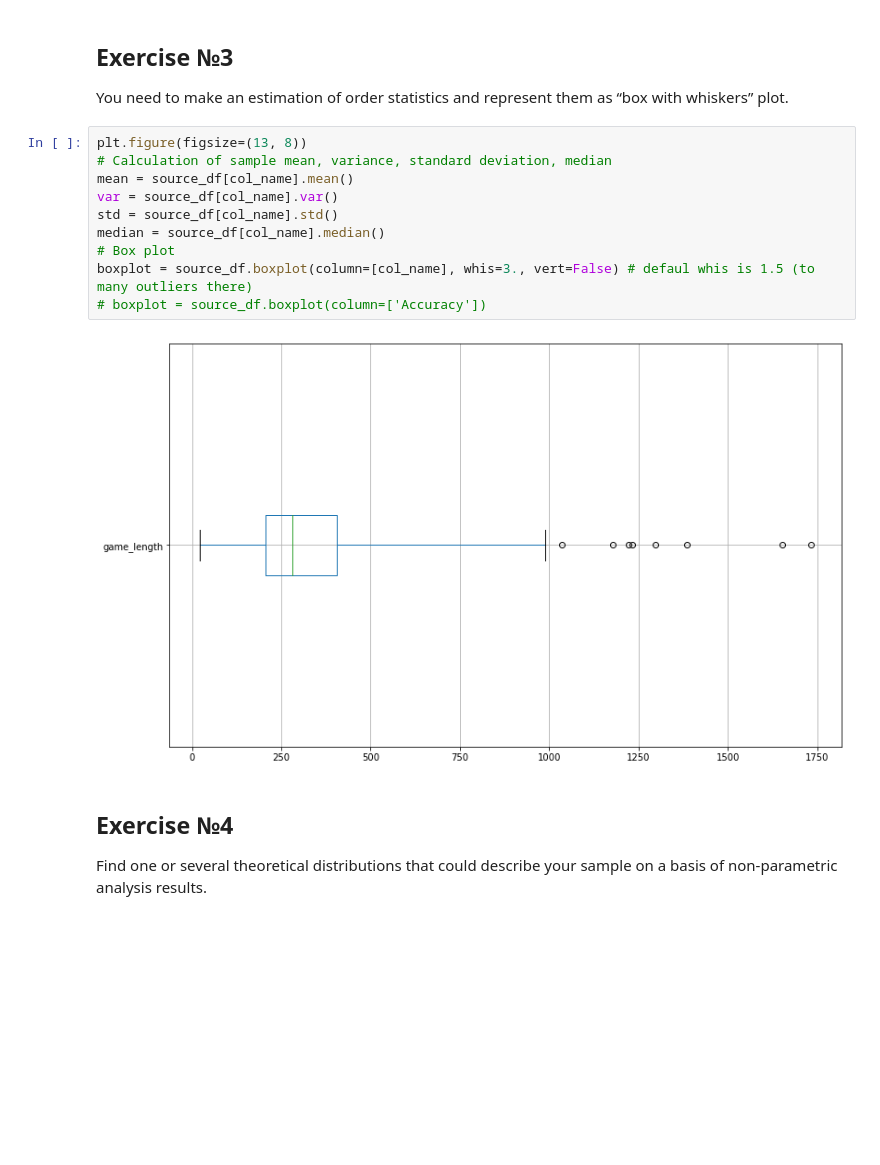
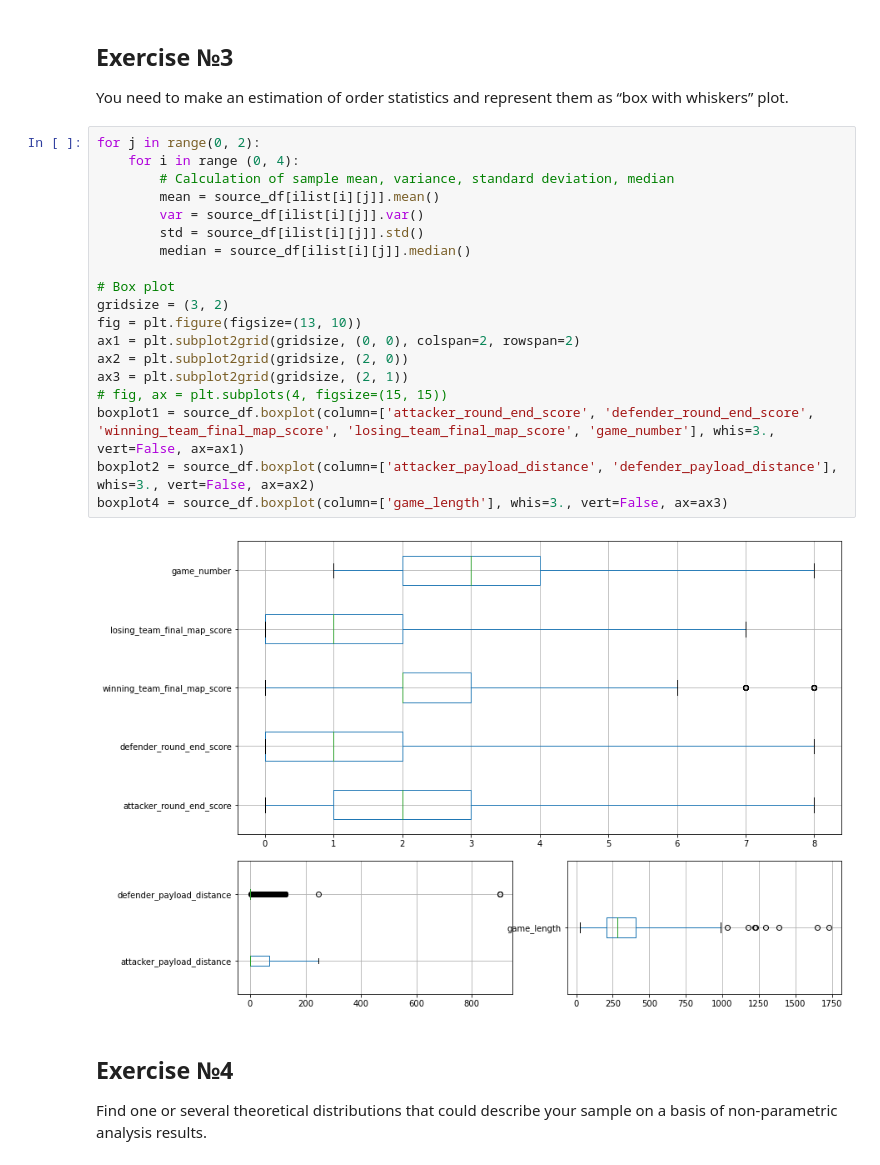
Before and after one commit to vandosik/M-M-MSA, a Jupyter notebook: Lab_1/lab_1.ipynb, the cells around one changed output. Drawn from its saved outputs; the diff is of its cells as text; blank space fills up the shorter version.

```diff
--- a/Lab_1/lab_1.ipynb
+++ b/Lab_1/lab_1.ipynb
@@ -132,18 +132,27 @@ for j in range(0, 2):
 # %% [markdown]
 ## Exercise №3
 You need to make an estimation of order statistics and represent them as “box with whiskers” plot.
-# %%
-plt.figure(figsize=(13, 8))
-# Calculation of sample mean, variance, standard deviation, median
-mean = source_df[col_name].mean()
-var = source_df[col_name].var()
-std = source_df[col_name].std()
-median = source_df[col_name].median()
-# Box plot
-boxplot = source_df.boxplot(column=[col_name], whis=3., vert=False) # defaul whis is 1.5 (to many outliers there)
-# boxplot = source_df.boxplot(column=['Accuracy'])
-# %% [output]
-[figure, removed]
+# %%
+for j in range(0, 2):
+    for i in range (0, 4):
+        # Calculation of sample mean, variance, standard deviation, median
+        mean = source_df[ilist[i][j]].mean()
+        var = source_df[ilist[i][j]].var()
+        std = source_df[ilist[i][j]].std()
+        median = source_df[ilist[i][j]].median()
+
+# Box plot
+gridsize = (3, 2)
+fig = plt.figure(figsize=(13, 10))
+ax1 = plt.subplot2grid(gridsize, (0, 0), colspan=2, rowspan=2)
+ax2 = plt.subplot2grid(gridsize, (2, 0))
+ax3 = plt.subplot2grid(gridsize, (2, 1))
+# fig, ax = plt.subplots(4, figsize=(15, 15))
+boxplot1 = source_df.boxplot(column=['attacker_round_end_score', 'defender_round_end_score', 'winning_team_final_map_score', 'losing_team_final_map_score', 'game_number'], whis=3., vert=False, ax=ax1)
+boxplot2 = source_df.boxplot(column=['attacker_payload_distance', 'defender_payload_distance'], whis=3., vert=False, ax=ax2)
+boxplot4 = source_df.boxplot(column=['game_length'], whis=3., vert=False, ax=ax3)
+# %% [output]
+[figure, added]
 # %% [markdown]
 ## Exercise №4
 Find one or several theoretical distributions that could describe your sample on a basis of non-parametric analysis results.
```
Also changed, not shown: parts of 6 cells of this notebook.
